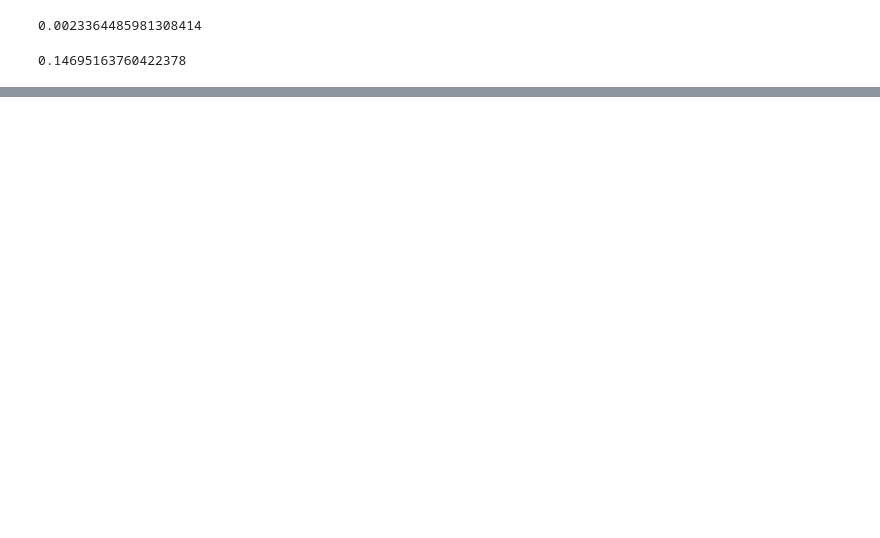
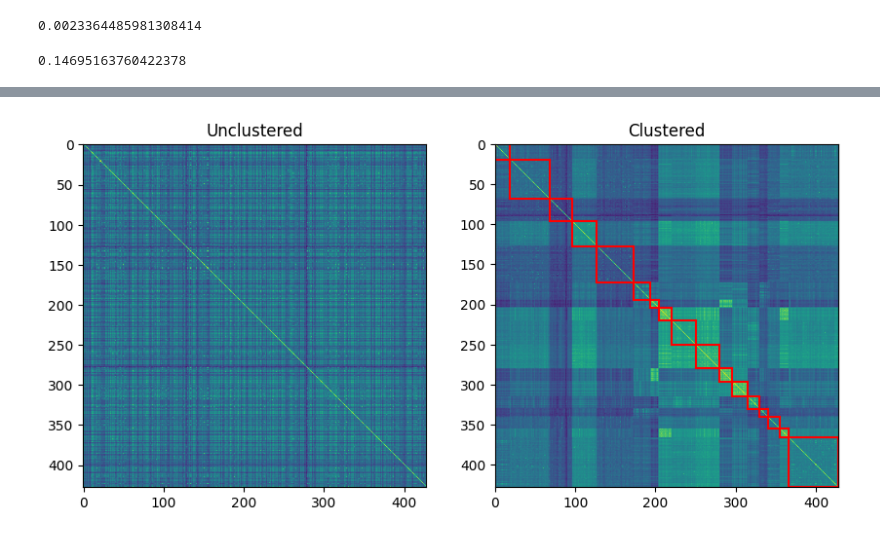
Before and after one commit to HighSpeeds/ECE133B, a Jupyter notebook: project/analysis.ipynb, the cells around one changed output, grey strips where cells are left out. Drawn from its saved outputs; the diff is of its cells as text; code cells hidden in the pictures; blank space fills up the shorter version.

```diff
--- a/project/analysis.ipynb
+++ b/project/analysis.ipynb
@@ -74,0 +119,9 @@ naive_weights.max()
+# %%
+for i in clusters.keys():
+    if "JPM" in clusters[i]:
+        print("cluster ",i)
+        print("Ticker & Company \\\\")
+        print("\\hline")
+        for ticker in clusters[i]:
+            full_name = yf.Ticker(ticker).info['longName']
+            print(ticker,"&",full_name,"\\\\")
@@ -74,0 +148,6 @@ naive_weights.max()
+# %%
+for i in clusters.keys():
+    if i==10:
+        for ticker in clusters[i]:
+            full_name = yf.Ticker(ticker).info['longName']
+            print(ticker,"&",full_name,"\\\\")
@@ -74,0 +171,25 @@ naive_weights.max()
+# %%
+train_clustered = sp500_df[clutered_cols].values[:int(changes.shape[0]*0.8)]
+train_clustered_corr = np.corrcoef(train_clustered.T)
+train_unclustered_corr = np.corrcoef(train.T)
+
+fig,axs = plt.subplots(1,2,figsize=(10,5))
+axs[0].imshow(train_unclustered_corr)
+axs[0].set_title('Unclustered')
+axs[1].imshow(train_clustered_corr)
+plt.sca(axs[1])
+x=0
+for i in clusters.keys():
+    xnew=x+len(clusters[i])
+    plt.plot([x,xnew],[x,x],color='r')
+    plt.plot([x,x],[x,xnew],color='r')
+    plt.plot([x,xnew],[xnew,xnew],color='r')
+    plt.plot([xnew,xnew],[x,xnew],color='r')
+    x=xnew
+plt.xlim([0,train_clustered_corr.shape[0]])
+plt.ylim([train_clustered_corr.shape[0],0])
+plt.title('Clustered')
+plt.savefig('clustered_corr.png',dpi=300)
+# plt.imshow(train_clustered_corr)
+# %% [output]
+[figure, added]
```
Also changed, not shown: parts of 10 cells of this notebook, 20 other files.
